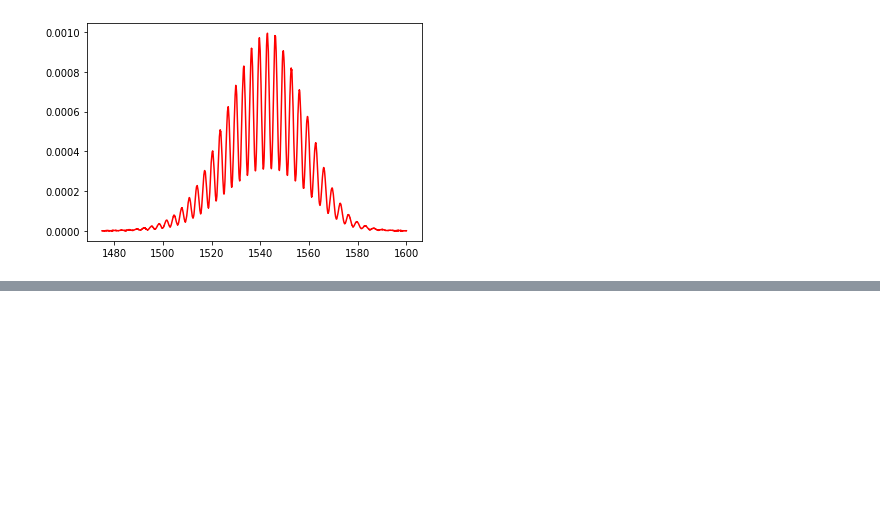
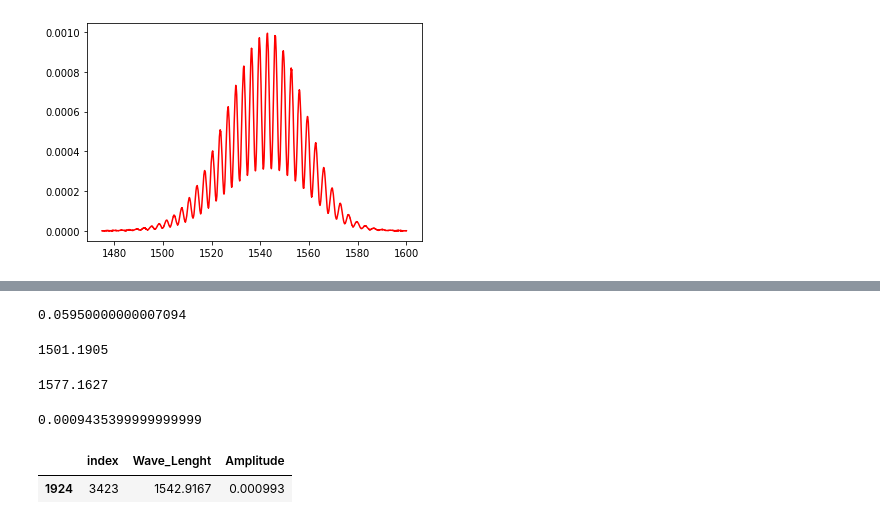
Before and after one commit to MikiKru/ATENA_bioinformatics, a Jupyter notebook: interferograms_atena.ipynb, the cells around one changed output, grey strips where cells are left out. Cells and saved outputs as stored; diff of their text form; code cells hidden in the pictures; blank space fills up the shorter version.

```diff
--- a/interferograms_atena.ipynb
+++ b/interferograms_atena.ipynb
@@ -68,0 +176,12 @@ plt.plot(df['Wave_Lenght'], df['Amplitude'], c='r')
+# %%
+local_max_distance_median
+# %% [output]
+0.05950000000007094
+# %%
+min_wave
+# %% [output]
+1501.1905
+# %%
+max_wave
+# %% [output]
+1577.1627
@@ -68,0 +190,9 @@ plt.plot(df['Wave_Lenght'], df['Amplitude'], c='r')
+# %%
+amplitude
+# %% [output]
+0.0009435399999999999
+# %%
+filtered_df[filtered_df['Amplitude'] == loc_max['Amplitude'].max()]
+# %% [output]
+|  | index | Wave_Lenght | Amplitude |
+| 1924 | 3423 | 1542.9167 | 0.000993 |
```
Also changed, not shown: parts of 20 cells of this notebook.
